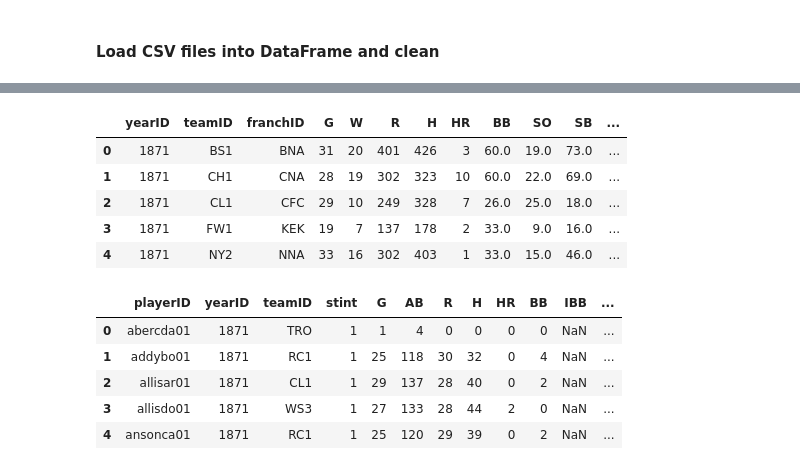
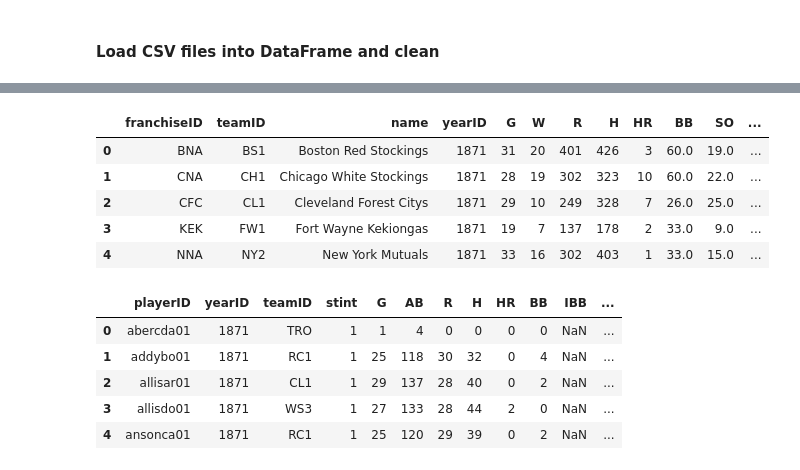
Before and after one commit to abasaltr/Baseball_Learning, a Jupyter notebook: baseball-v1/sandbox/jeremy/DBSetUp.ipynb, the cells around one changed output, grey strips where cells are left out. Cells and saved outputs as stored; diff of their text form; code cells hidden in the pictures.

```diff
--- a/baseball-v1/sandbox/jeremy/DBSetUp.ipynb
+++ b/baseball-v1/sandbox/jeremy/DBSetUp.ipynb
@@ -36,17 +60,24 @@ pathLocations = os.path.join("..", "..", "data", "csv", "lat_long.csv")
 # %%
 # Read csv into a DataFrame
 teamsDF = pd.read_csv(pathTeams)
 # Trim off unwanted columns
-teamsCols = ["yearID", "teamID", "franchID", "G", "W", "R", "H", "HR", "BB", "SO", "SB", "RA", "ERA", "HA", "HRA", "BBA", "SOA"]
+teamsCols = ["franchID", "teamID", "name", "yearID", "G", "W", "R", "H", "HR", "BB", "SO", "SB", "RA", "ERA", "HA", "HRA", "BBA", "SOA"]
 teamsDF = teamsDF[teamsCols]
+teamsDF = teamsDF.rename(columns={'franchID': 'franchiseID'})
+teamsDF['statID'] = teamsDF.index
+teamsDF['teamIDy'] = teamsDF.index
+for i in range(len(teamsDF)):
+     teamsDF.loc[i, 'statID'] = ((i+1)**2)+999,
+     teamsDF.loc[i, 'teamIDy'] = teamsDF.loc[i,'teamID'] + "-" + str(teamsDF.loc[i,'yearID'])
+
 teamsDF.head()
 # %% [output]
-|  | yearID | teamID | franchID | G | W | R | H | HR | BB | SO | SB | ... |
-| 0 | 1871 | BS1 | BNA | 31 | 20 | 401 | 426 | 3 | 60.0 | 19.0 | 73.0 | ... |
-| 1 | 1871 | CH1 | CNA | 28 | 19 | 302 | 323 | 10 | 60.0 | 22.0 | 69.0 | ... |
-| 2 | 1871 | CL1 | CFC | 29 | 10 | 249 | 328 | 7 | 26.0 | 25.0 | 18.0 | ... |
-| 3 | 1871 | FW1 | KEK | 19 | 7 | 137 | 178 | 2 | 33.0 | 9.0 | 16.0 | ... |
-| 4 | 1871 | NY2 | NNA | 33 | 16 | 302 | 403 | 1 | 33.0 | 15.0 | 46.0 | ... |
+|  | franchiseID | teamID | name | yearID | G | W | R | H | HR | BB | SO | ... |
+| 0 | BNA | BS1 | Boston Red Stockings | 1871 | 31 | 20 | 401 | 426 | 3 | 60.0 | 19.0 | ... |
+| 1 | CNA | CH1 | Chicago White Stockings | 1871 | 28 | 19 | 302 | 323 | 10 | 60.0 | 22.0 | ... |
+| 2 | CFC | CL1 | Cleveland Forest Citys | 1871 | 29 | 10 | 249 | 328 | 7 | 26.0 | 25.0 | ... |
+| 3 | KEK | FW1 | Fort Wayne Kekiongas | 1871 | 19 | 7 | 137 | 178 | 2 | 33.0 | 9.0 | ... |
+| 4 | NNA | NY2 | New York Mutuals | 1871 | 33 | 16 | 302 | 403 | 1 | 33.0 | 15.0 | ... |
 # %%
 # Read csv into a DataFrame
 battingDF = pd.read_csv(pathBatting)
```
Also changed, not shown: parts of 53 cells of this notebook, 1 other file.
